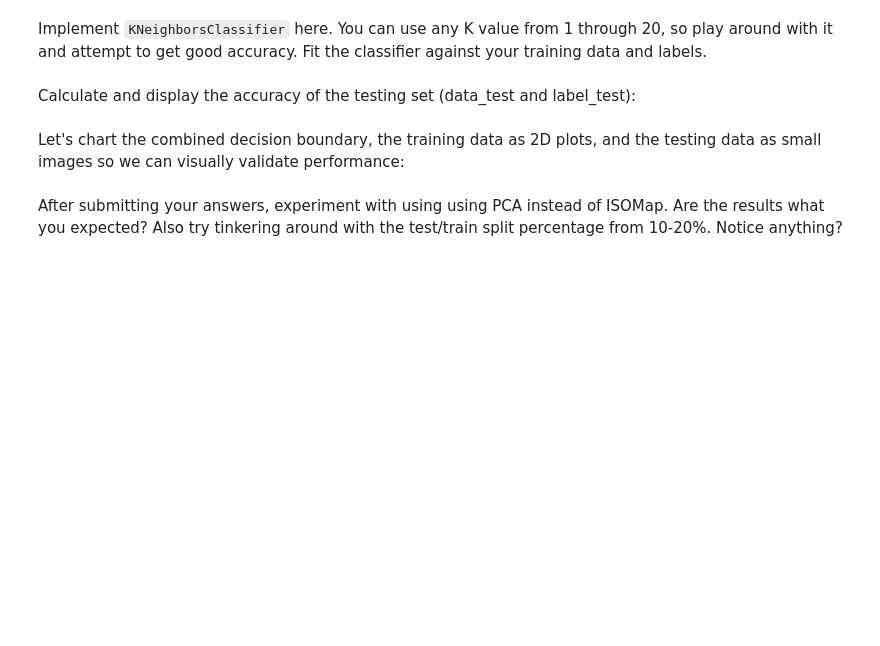
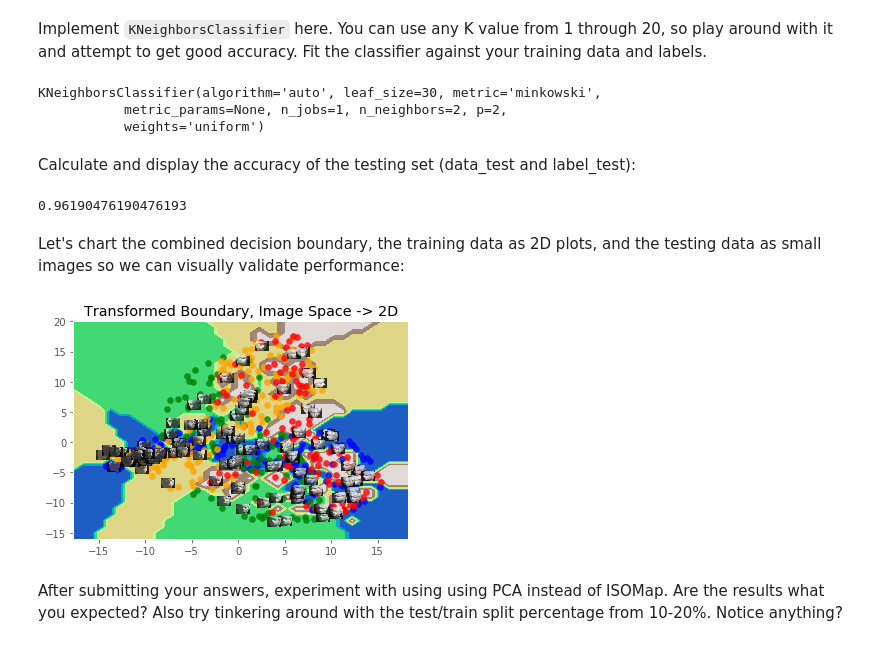
Before and after one commit to Hazici/DAT210x, a Jupyter notebook: Module5/Module5 - Lab6.ipynb, the cells around one changed output. Saved outputs shown, nothing was run; the diff lists cells and outputs as text; code cells hidden in the pictures; blank space fills up the shorter version.

```diff
--- a/Module5/Module5 - Lab6.ipynb
+++ b/Module5/Module5 - Lab6.ipynb
@@ -21,7 +21,7 @@ Test_PCA = False
 # %% [markdown]
 This method is for your visualization convenience only. You aren't expected to know how to put this together yourself, although you should be able to follow the code by now:
 # %%
-def Plot2DBoundary(DTrain, LTrain, DTest, LTest):
+def Plot2DBoundary(model, DTrain, LTrain, DTest, LTest):
     # The dots are training samples (img not drawn), and the pics are testing samples (images drawn)
     # Play around with the K values. This is very controlled dataset so it should be able to get perfect classification on testing entries
     # Play with the K for isomap, play with the K for neighbors.
@@ -84,7 +84,7 @@ def Plot2DBoundary(DTrain, LTrain, DTest, LTest):
         # DTest = our images isomap-transformed into 2D. But we still want
         # to plot the original image, so we look to the original, untouched
         # dataset (at index) to get the pixels:
-        img = df.iloc[index,:].reshape(num_pixels, num_pixels)
+        img = df.iloc[index,:].values.reshape(num_pixels, num_pixels)
         ax.imshow(img,
                   aspect='auto',
                   cmap=plt.cm.gray,
@@ -174,7 +174,13 @@ if Test_PCA:
     # transform both your training + test data, storing the results back into
     # data_train, and data_test.
 
-    # .. your code here ..
+    from sklearn.decomposition import PCA
+
+    model = PCA(n_components=2)
+    model.fit(data_train)
+
+    data_train = model.transform(data_train)
+    data_test = model.transform(data_test)
 
 else:
     # INFO: Isomap is used *before* KNeighbors to simplify your high dimensionality
@@ -196,6 +202,18 @@ else:
     # transform both your training + test data, storing the results back into
     # data_train, and data_test.
 
-    # .. your code here ..
+    from sklearn import manifold
+
+    model = manifold.Isomap(n_neighbors=5, n_components=2).fit(data_train)
+
+    data_train = model.transform(data_train)
+    data_test = model.transform(data_test)
+# %%
+from sklearn import manifold
+
+model = manifold.Isomap(n_neighbors=5, n_components=2).fit(data_train)
+
+data_train = model.transform(data_train)
+data_test = model.transform(data_test)
 # %% [markdown]
 Implement `KNeighborsClassifier` here. You can use any K value from 1 through 20, so play around with it and attempt to get good accuracy. Fit the classifier against your training data and labels.
@@ -204,2 +220,11 @@ Implement `KNeighborsClassifier` here. You can use any K value from 1 through 20
+# %%
+from sklearn.neighbors import KNeighborsClassifier
+
+knn = KNeighborsClassifier(n_neighbors=2)
+knn.fit(data_train, label_train)
+# %% [output]
+KNeighborsClassifier(algorithm='auto', leaf_size=30, metric='minkowski',
+           metric_params=None, n_jobs=1, n_neighbors=2, p=2,
+           weights='uniform')
 # %% [markdown]
 Calculate and display the accuracy of the testing set (data_test and label_test):
@@ -208,7 +231,13 @@ Calculate and display the accuracy of the testing set (data_test and label_test)
+# %%
+knn.score(data_test, label_test)
+# %% [output]
+0.96190476190476193
 # %% [markdown]
 Let's chart the combined decision boundary, the training data as 2D plots, and the testing data as small images so we can visually validate performance:
 # %%
-Plot2DBoundary(data_train, label_train, data_test, label_test)
+Plot2DBoundary(knn, data_train, label_train, data_test, label_test)
+# %% [output]
+[figure, added]
 # %% [markdown]
 After submitting your answers, experiment with using using PCA instead of ISOMap. Are the results what you expected? Also try tinkering around with the test/train split percentage from 10-20%. Notice anything?
 # %%
```
Also changed, not shown: parts of 2 cells of this notebook.
